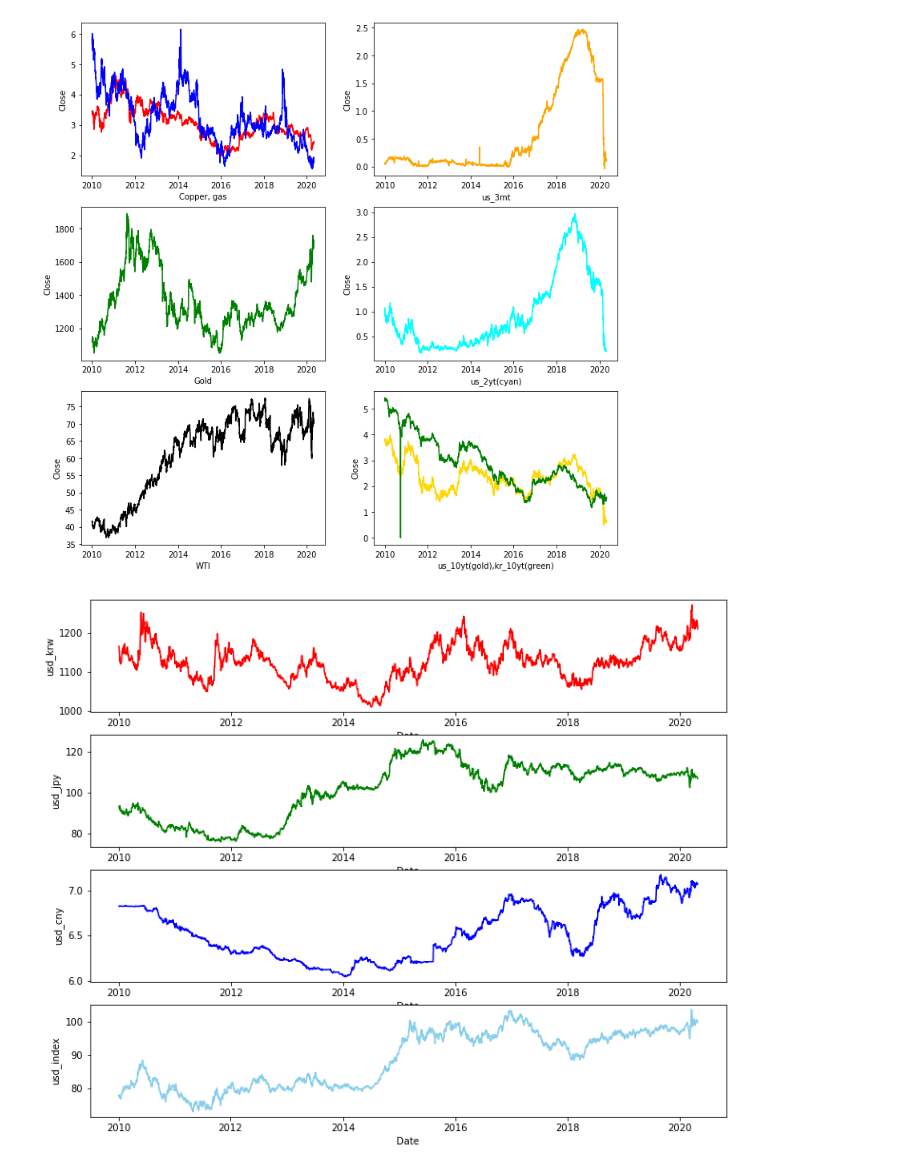
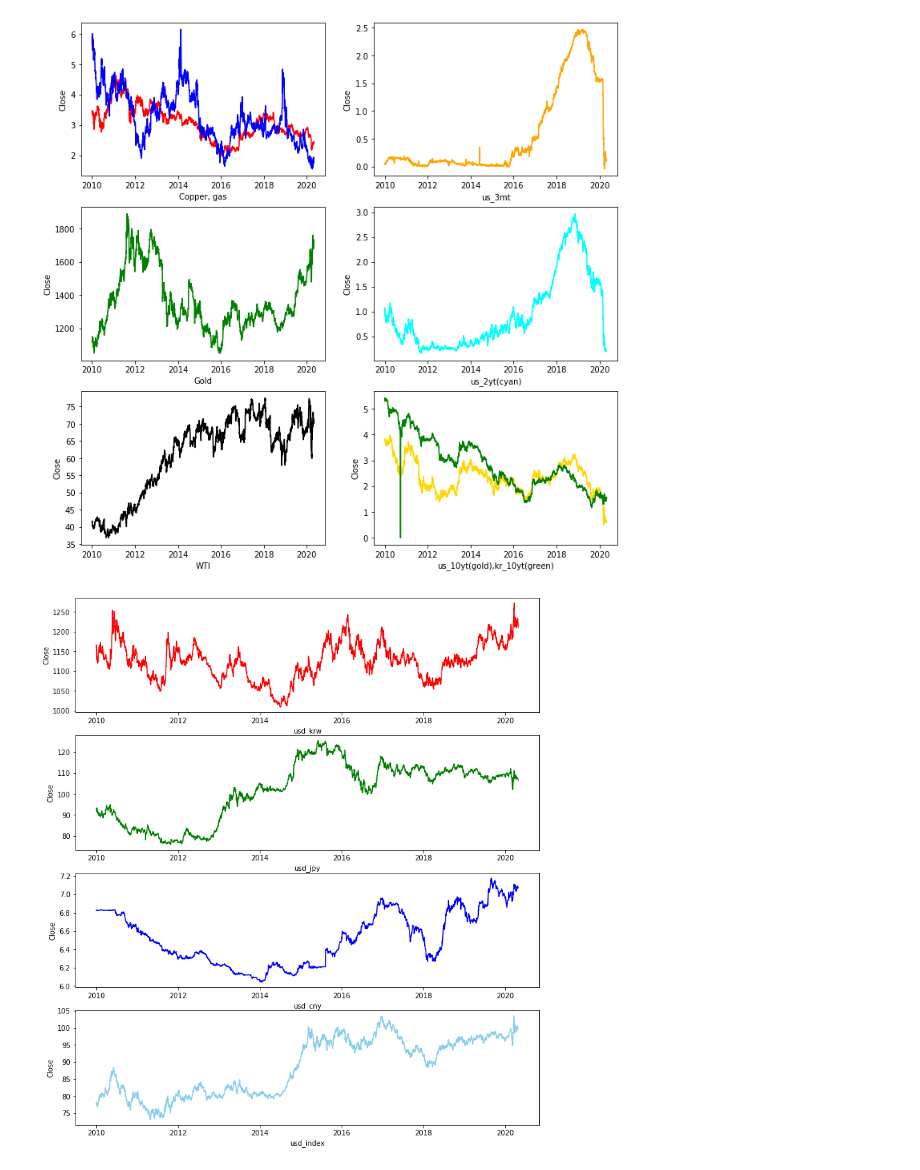
Before and after one commit to DongGuk-Seo/Yeardream, a Jupyter notebook: Project_Modeling/data/Project_Price_Prediction.ipynb, the cells around one changed output. Saved outputs shown, nothing was run; the diff lists cells and outputs as text; code cells hidden in the pictures.

```diff
--- a/Project_Modeling/data/Project_Price_Prediction.ipynb
+++ b/Project_Modeling/data/Project_Price_Prediction.ipynb
@@ -287,22 +287,22 @@ plt.show()
 [figure]
 # %%
 # 환율 (달러-원화/달러-엔화/달러-위안화/달러인덱스) 시각화
-plt.figure(figsize=(12,10))
+plt.figure(figsize=(12,14))
 plt.subplot(411)
-plt.ylabel('usd_krw')
+plt.xlabel('usd_krw')
 sns.lineplot(x=usd_krw_train.index,y = usd_krw_train['Close'], color='r')
 plt.subplot(412)
-plt.ylabel('usd_jpy')
+plt.xlabel('usd_jpy')
 sns.lineplot(x=usd_jpy_train.index,y = usd_jpy_train['Close'], color = 'g')
 plt.subplot(413)
-plt.ylabel('usd_cny')
+plt.xlabel('usd_cny')
 sns.lineplot(x=usd_cny_train.index,y = usd_cny_train['Close'], color = 'b')
 plt.subplot(414)
-plt.ylabel('usd_index')
+plt.xlabel('usd_index')
 sns.lineplot(x=usd_index_train.index,y = usd_index_train['Close'], color = 'skyblue')
 plt.show()
 # %% [output]
-[figure, old version]
+[figure, new version]
 # %%
 # 국내/해외 지수 및 기업 주가 시각화
 plt.figure(figsize=(15,2))
```
Also changed, not shown: parts of 16 cells of this notebook.
